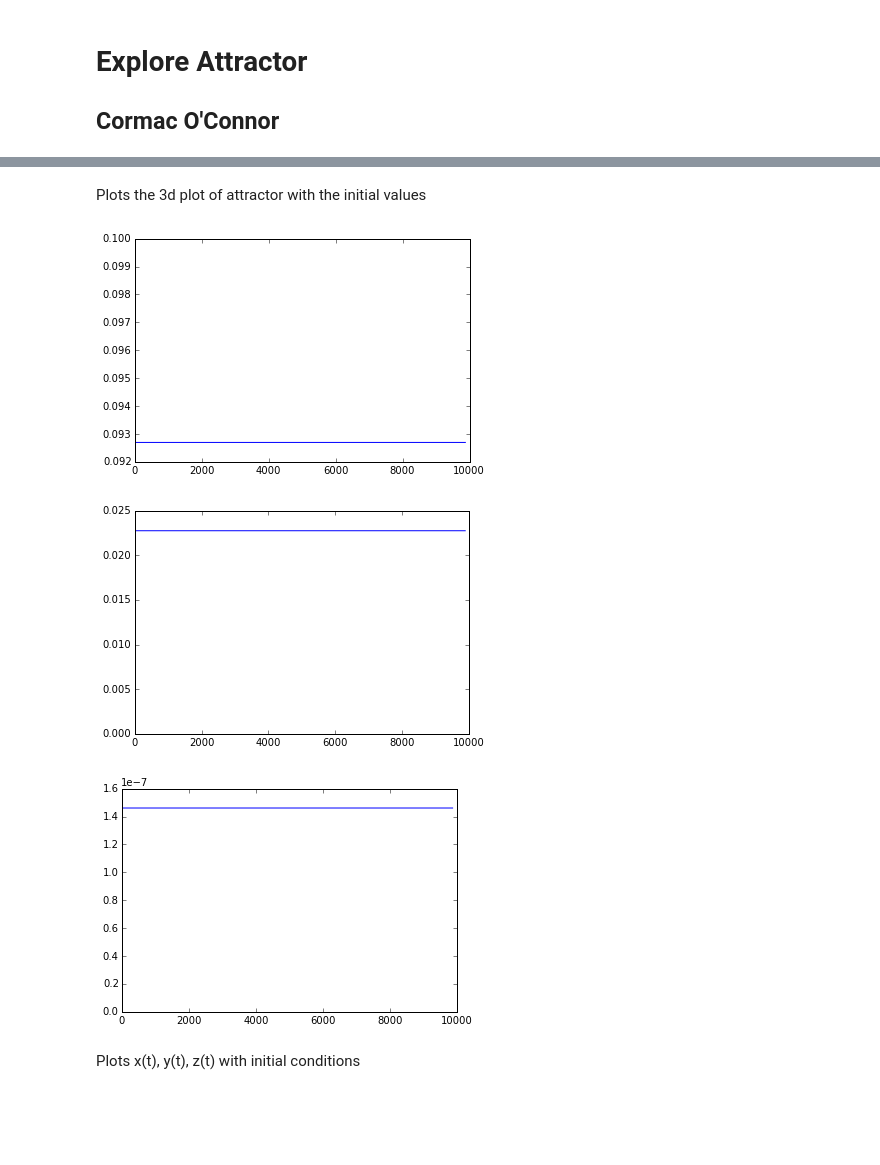
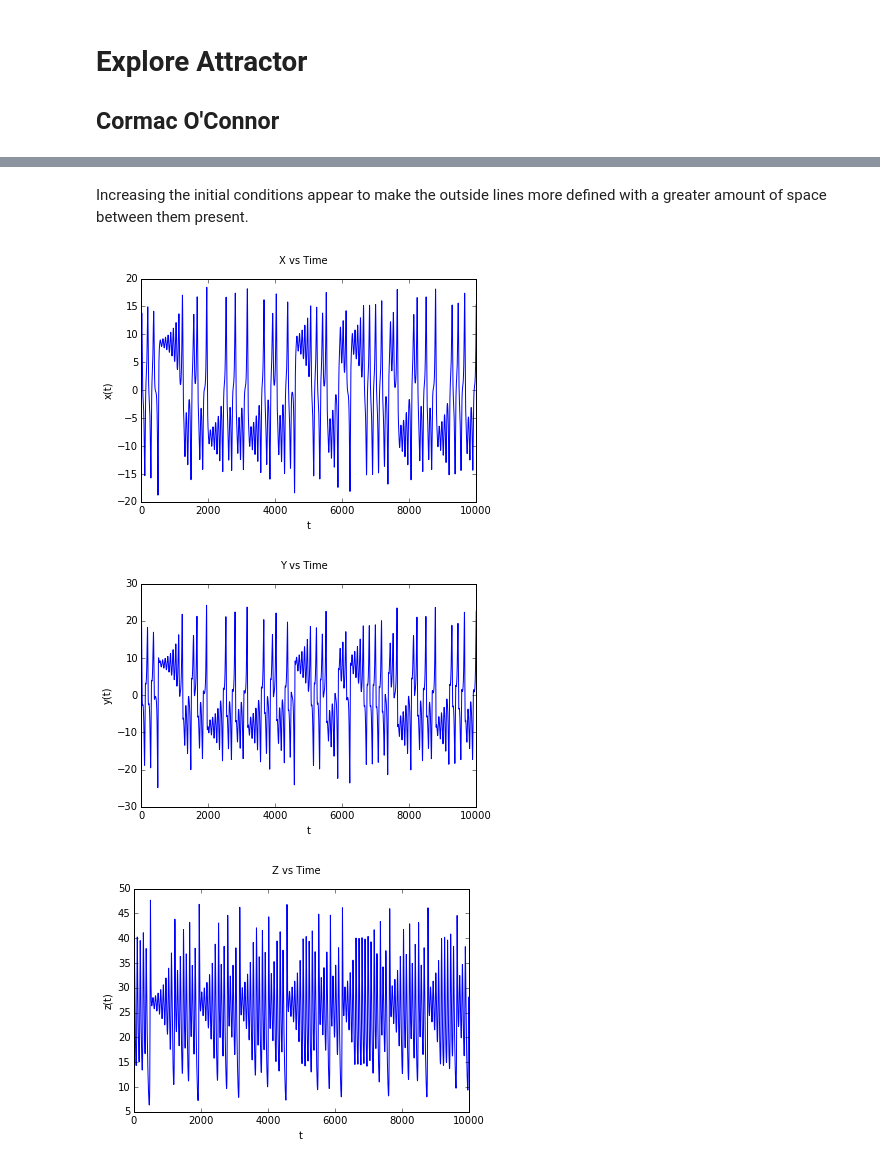
Before and after one commit to ceoconnor/CS510-Fall2015-Midterm, a Jupyter notebook: ExploreAttractor.ipynb, the cells around one changed output, grey strips where cells are left out. Drawn from its saved outputs; the diff is of its cells as text; code cells hidden in the pictures; blank space fills up the shorter version.

Commit message:
Final Explore Attractor

```diff
--- a/ExploreAttractor.ipynb
+++ b/ExploreAttractor.ipynb
@@ -15,13 +86,12 @@ a.plot3d()
-# %% [markdown]
-Plots the 3d plot of attractor with the initial values
+# %% [markdown]
+Increasing the initial conditions appear to make the outside lines more defined with a greater amount of space between them present.
 # %%
+a.evolve([10,20,30])
 a.plotx()
 a.ploty()
 a.plotz()
 # %% [output]
-[figure, old version]
+[figure, new version]
-[figure, old version]
+[figure, new version]
-[figure, old version]
+[figure, new version]
-# %% [markdown]
-Plots x(t), y(t), z(t) with initial conditions
 # %%
```
Also changed, not shown: parts of 24 cells of this notebook.
